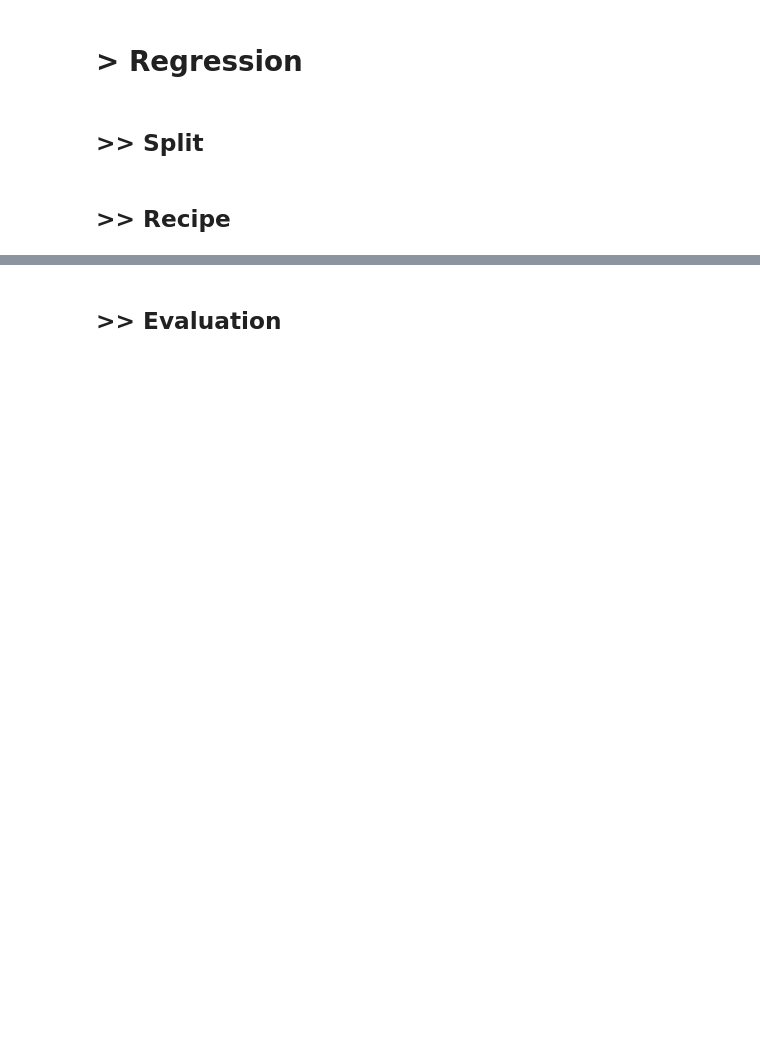
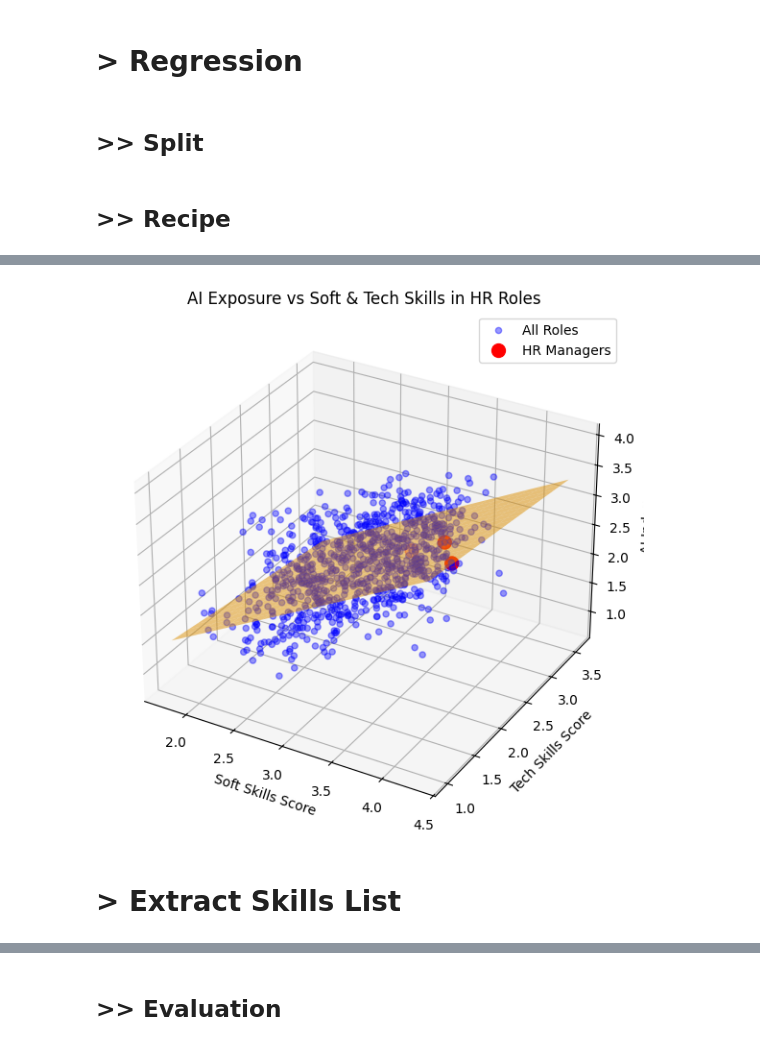
Before and after one commit to pradervonsky/haste, a Jupyter notebook: hr_skills.ipynb, the cells around one changed output, grey strips where cells are left out. Saved outputs shown, nothing was run; the diff lists cells and outputs as text; code cells hidden in the pictures; blank space fills up the shorter version.

```diff
--- a/hr_skills.ipynb
+++ b/hr_skills.ipynb
@@ -391,0 +370,55 @@ print(comparison_df)
+# %%
+import matplotlib.pyplot as plt
+from mpl_toolkits.mplot3d import Axes3D
+import numpy as np
+
+# Data
+X_soft = df['soft_score'].values
+X_tech = df['tech_score'].values
+y_ai = df['ai_index'].values
+
+# Mask for HR managers
+hr_mask = df['title'].isin(hr_managers)
+X_soft_hr = df.loc[hr_mask, 'soft_score'].values
+X_tech_hr = df.loc[hr_mask, 'tech_score'].values
+y_ai_hr = df.loc[hr_mask, 'ai_index'].values
+
+# Create 3D figure
+fig = plt.figure(figsize=(10,7))
+ax = fig.add_subplot(111, projection='3d')
+
+# Scatter plot for all roles
+ax.scatter(X_soft, X_tech, y_ai, color='blue', alpha=0.4, label='All Roles')
+
+# Scatter plot for HR managers
+ax.scatter(X_soft_hr, X_tech_hr, y_ai_hr, color='red', s=100, label='HR Managers')
+
+# Create grid for regression plane
+soft_grid, tech_grid = np.meshgrid(
+    np.linspace(X_soft.min(), X_soft.max(), 20),
+    np.linspace(X_tech.min(), X_tech.max(), 20)
+)
+
+# Predicted AI index from OLS
+ai_pred_grid = ols.predict(
+    np.column_stack([
+        soft_grid.ravel(),  # soft_score
+        tech_grid.ravel()   # tech_score
+    ])
+).reshape(soft_grid.shape)
+
+# Plot regression plane
+ax.plot_surface(soft_grid, tech_grid, ai_pred_grid, color='orange', alpha=0.5)
+
+# Labels
+ax.set_xlabel('Soft Skills Score')
+ax.set_ylabel('Tech Skills Score')
+ax.set_zlabel('AI Index')
+ax.set_title('AI Exposure vs Soft & Tech Skills in HR Roles')
+ax.legend()
+
+plt.show()
+# %% [output]
+[figure, added]
+# %% [markdown]
+# > Extract Skills List
```
Also changed, not shown: parts of 45 cells of this notebook, 6 other files.
